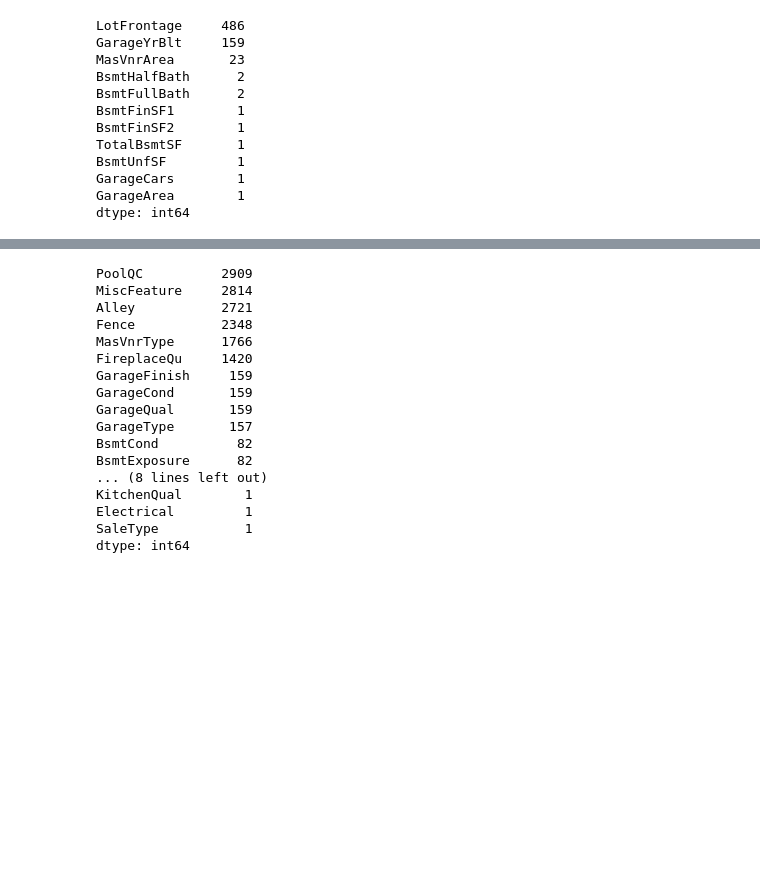
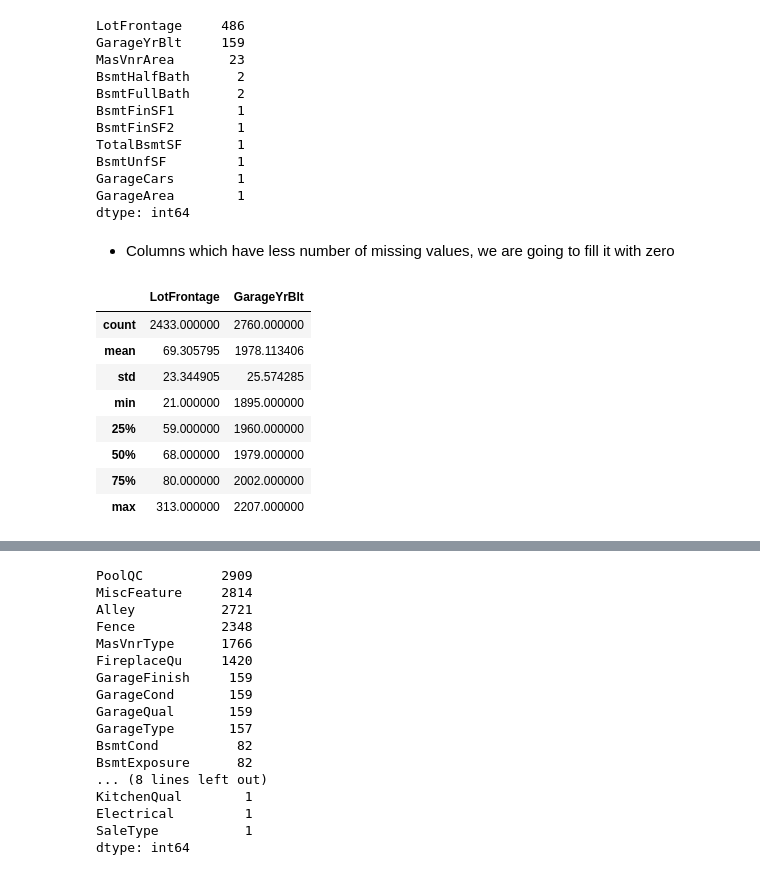
Before and after one commit to Yashtiii/Predicting-house-market-trend, a Jupyter notebook: house_market_trend.ipynb, the cells around one changed output, grey strips where cells are left out. Saved outputs shown, nothing was run; the diff lists cells and outputs as text; code cells hidden in the pictures; blank space fills up the shorter version.

```diff
--- a/house_market_trend.ipynb
+++ b/house_market_trend.ipynb
@@ -398,3 +405,22 @@ BsmtUnfSF         1
 GarageCars        1
 GarageArea        1
 dtype: int64
+# %% [markdown]
+- Columns which have less number of missing values, we are going to fill it with zero
+# %%
+missing_data_numeric_zero = ['MasVnrArea', 'BsmtHalfBath', 'BsmtFullBath','BsmtFinSF1','BsmtFinSF2', 'TotalBsmtSF', 'BsmtUnfSF', 'GarageCars','GarageArea']
+for cols in missing_data_numeric_zero:
+  if cols in all_data.columns:
+    all_data[cols] = all_data[cols].fillna(0)
+# %%
+all_data[['LotFrontage', 'GarageYrBlt']].describe()
+# %% [output]
+|  | LotFrontage | GarageYrBlt |
+| count | 2433.000000 | 2760.000000 |
+| mean | 69.305795 | 1978.113406 |
+| std | 23.344905 | 25.574285 |
+| min | 21.000000 | 1895.000000 |
+| 25% | 59.000000 | 1960.000000 |
+| 50% | 68.000000 | 1979.000000 |
+| 75% | 80.000000 | 2002.000000 |
+| max | 313.000000 | 2207.000000 |
```
Also changed, not shown: parts of 4 cells of this notebook.
